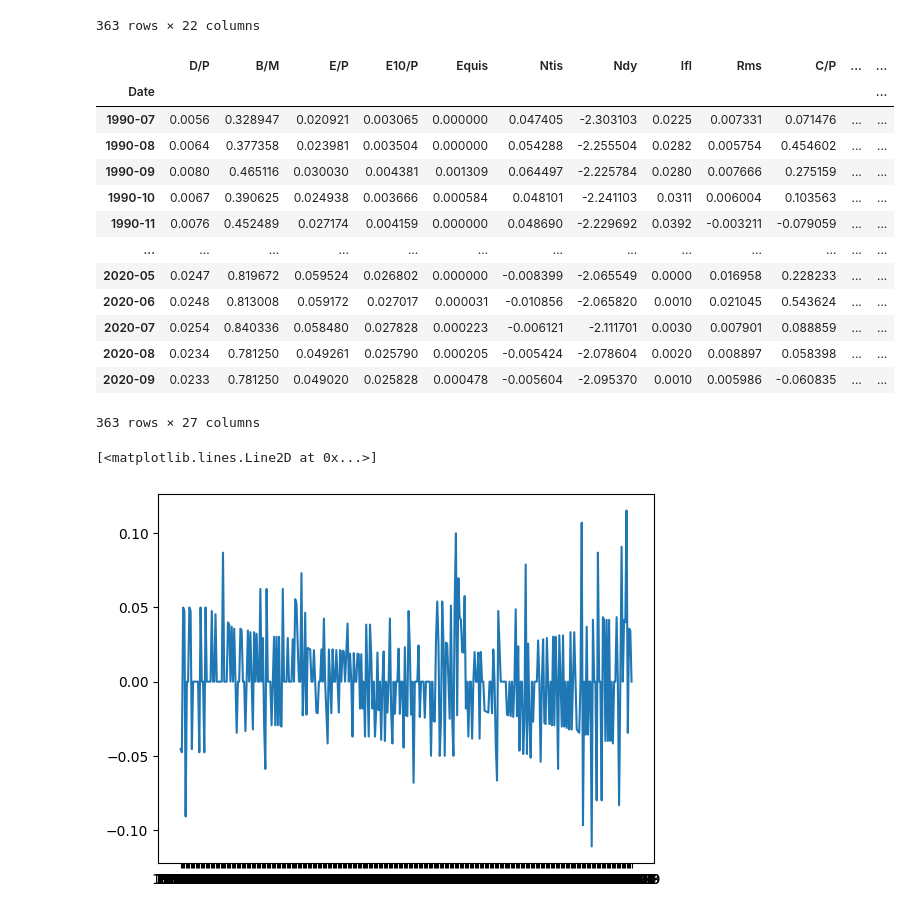
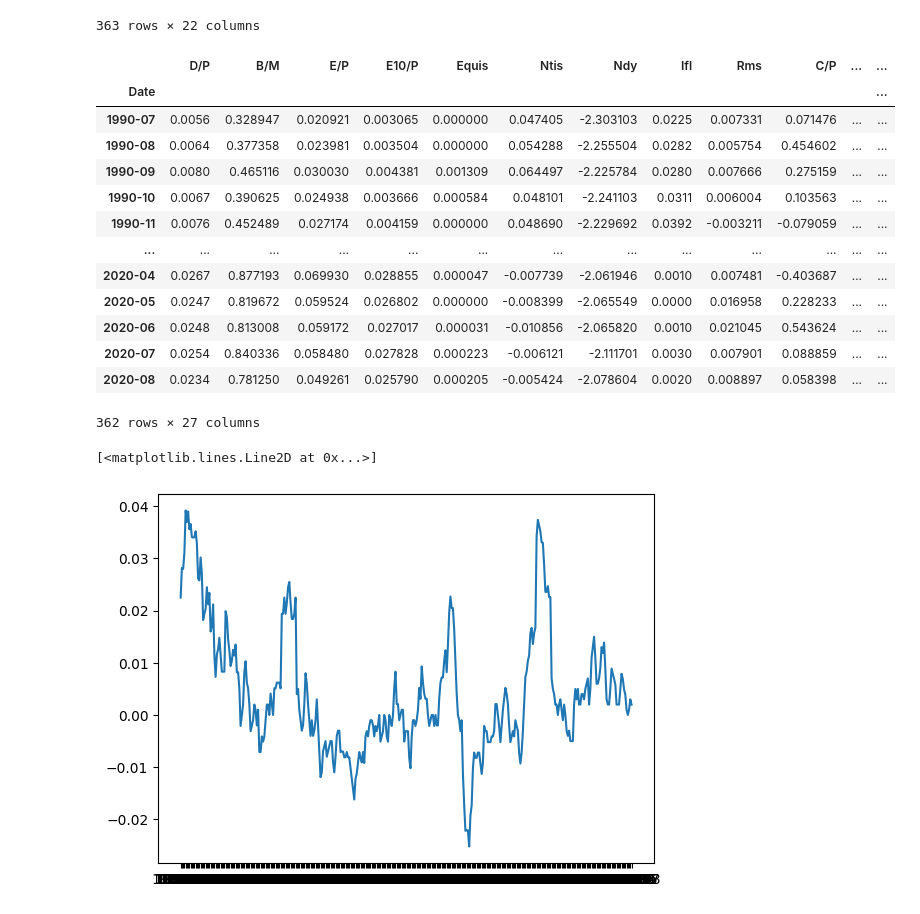
Before and after one commit to jessekeranen/seminar, a Jupyter notebook: jupyter.ipynb, the cells around one changed output. Drawn from its saved outputs; the diff is of its cells as text; code cells hidden in the pictures.

```diff
--- a/jupyter.ipynb
+++ b/jupyter.ipynb
@@ -384,7 +385,7 @@ netPY
 # %%
 def rollingmean(length):
     temp = dependentVariable.rolling(length).mean().shift(-length)
-    temp["totalReturnChange"] = temp["totalReturnChange"].shift(1)
+    #temp["totalReturnChange"] = temp["totalReturnChange"].shift(1)
     temp = temp.rename(columns={temp.columns[0]: ("K" + str(length))})
     return pd.DataFrame(temp)
 # %%
@@ -468,6 +469,9 @@ finalmonthlyOnlyIV
 | 2020-09 | 0.0233 | 0.781250 | 0.049020 | 0.025828 | 0.000478 | -0.005604 | -2.095370 | 0.0010 | 0.005986 | -0.060835 | ... | ... |
 363 rows × 22 columns
 # %%
+dependentVariable["totalReturnChange"] = dependentVariable["totalReturnChange"].shift(-1)
+dependentVariable = dependentVariable.dropna()
+dependentVariable = dependentVariable.rename(columns={dependentVariable.columns[0]: "K1"})
 finalIndexMonthly = finalmonthlyOnlyIV.merge(dependentVariable, on='Date')
 finalIndexMonthly = finalIndexMonthly.merge(mk12, on='Date')
 finalIndexMonthly = finalIndexMonthly.merge(mk24, on='Date')
@@ -484,14 +488,14 @@ finalIndexMonthly
 | 1990-10 | 0.0067 | 0.390625 | 0.024938 | 0.003666 | 0.000584 | 0.048101 | -2.241103 | 0.0311 | 0.006004 | 0.103563 | ... | ... |
 | 1990-11 | 0.0076 | 0.452489 | 0.027174 | 0.004159 | 0.000000 | 0.048690 | -2.229692 | 0.0392 | -0.003211 | -0.079059 | ... | ... |
 | ... | ... | ... | ... | ... | ... | ... | ... | ... | ... | ... | ... | ... |
+| 2020-04 | 0.0267 | 0.877193 | 0.069930 | 0.028855 | 0.000047 | -0.007739 | -2.061946 | 0.0010 | 0.007481 | -0.403687 | ... | ... |
 | 2020-05 | 0.0247 | 0.819672 | 0.059524 | 0.026802 | 0.000000 | -0.008399 | -2.065549 | 0.0000 | 0.016958 | 0.228233 | ... | ... |
 | 2020-06 | 0.0248 | 0.813008 | 0.059172 | 0.027017 | 0.000031 | -0.010856 | -2.065820 | 0.0010 | 0.021045 | 0.543624 | ... | ... |
 | 2020-07 | 0.0254 | 0.840336 | 0.058480 | 0.027828 | 0.000223 | -0.006121 | -2.111701 | 0.0030 | 0.007901 | 0.088859 | ... | ... |
 | 2020-08 | 0.0234 | 0.781250 | 0.049261 | 0.025790 | 0.000205 | -0.005424 | -2.078604 | 0.0020 | 0.008897 | 0.058398 | ... | ... |
-| 2020-09 | 0.0233 | 0.781250 | 0.049020 | 0.025828 | 0.000478 | -0.005604 | -2.095370 | 0.0010 | 0.005986 | -0.060835 | ... | ... |
-363 rows × 27 columns
+362 rows × 27 columns
 # %%
-plt.plot(finalIndexMonthly.index, finalIndexMonthly["Unem"])
+plt.plot(finalIndexMonthly.index, finalIndexMonthly["Ifl"])
 # %% [output]
 [<matplotlib.lines.Line2D at 0x...>]
-[figure, old version]
+[figure, new version]
```
Also changed, not shown: parts of 5 cells of this notebook.
